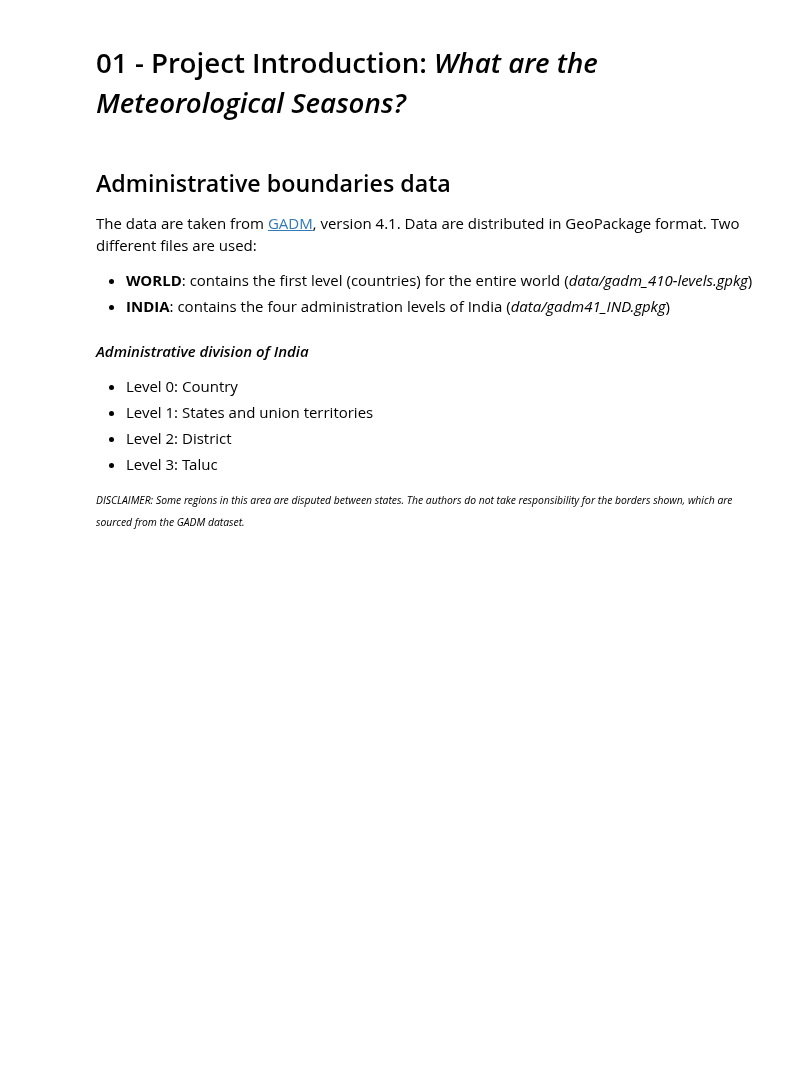
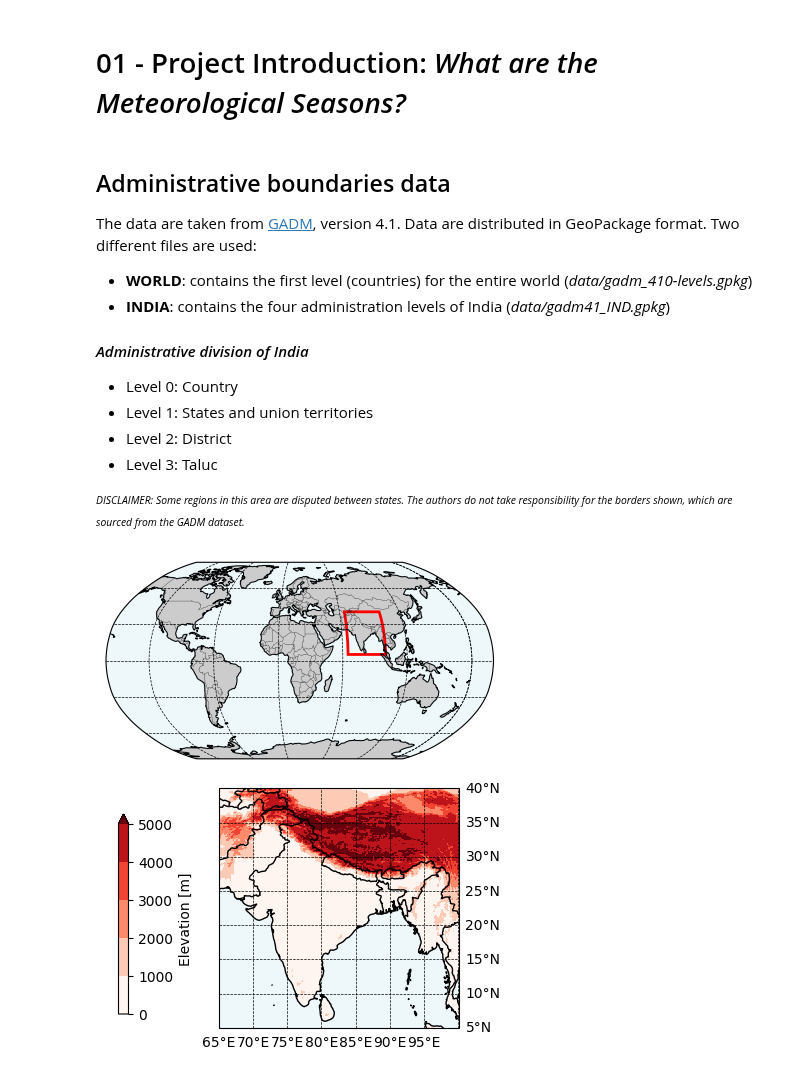
Before and after one commit to JGrassi97/XSeasonsDetect, a Jupyter notebook: notebooks/01_project_introduction.ipynb, the cells around one changed output. Cells and saved outputs as stored; diff of their text form; code cells hidden in the pictures; blank space fills up the shorter version.

```diff
--- a/notebooks/01_project_introduction.ipynb
+++ b/notebooks/01_project_introduction.ipynb
@@ -44 +48,85 @@ country_boundary    = gpd.read_file(country_boundary_file, layer = 'ADM_ADM_0')
 world_boundary      = gpd.read_file(world_boundary_file, layer = 'ADM_0')
+# %%
+orography = xr.open_dataset('../data/raw/ERA5/static/ERA5_LAND_orog.nc')
+
+# Load country boundary data
+mask_boundary = gpd.read_file(world_boundary_file, layer='ADM_1')
+
+orography = orography.rio.set_spatial_dims(x_dim="longitude", y_dim="latitude", inplace=True)
+orography.rio.write_crs("epsg:4326", inplace=True)
+orography = orography.rio.clip(mask_boundary.geometry.apply(mapping), mask_boundary.crs, drop=True)
+
+orography = orography.z.isel(time=0).rename('Elevation [m]') / 9.81
+# %%
+# Creating the figure
+fig = plt.figure(figsize=(5, 5))
+
+# Adding subplot with global map
+ax = fig.add_subplot(1, 1, 1, projection=ccrs.Robinson(central_longitude=20.0))
+ax.set_global()
+ax.coastlines(lw=0.7)
+ax.add_feature(cfeature.BORDERS, linestyle='-', lw=0.2)
+ax.add_feature(cfeature.LAND, color='gray', alpha=0.4)
+ax.add_feature(cfeature.OCEAN, color='lightblue', alpha=0.2)
+
+# Add latitude and longitude grid lines
+gl = ax.gridlines(draw_labels=False, linestyle='--', color='k', lw=0.5)
+
+# Define extent of case study regions
+regions = {
+    "India": [65, 100, 5, 40],
+    "Italy": [6, 19, 35, 49]
+}
+
+# Function for adding sub-map
+def add_inset(extent, loc, orography, levels, ax_to_hide):
+
+    # Cutting orography in the right extent
+    orog = orography.sel(latitude = slice(extent[3], extent[2]), longitude = slice(extent[0], extent[1]))
+
+    # Creating ax for sub map
+    sub_ax = fig.add_axes(loc, projection=ccrs.PlateCarree())
+
+    # Plotting orography in submap
+    orog_plot = orog.plot(ax=sub_ax, add_colorbar=True, levels=levels, cmap='Reds', extend='max')
+    #country_boundary.boundary.plot(ax = sub_ax, color='k', lw=0.5)
+
+    # Manipulating colorbar position
+    cbar_ax = orog_plot.colorbar.ax
+    pos = sub_ax.get_position()
+    cbar_ax.set_position([pos.x0 - 0.20, pos.y0-0.01, 0.02, pos.height])
+
+    # Setting gridlines in sub-map
+    sub_ax.coastlines(lw=1)
+    sub_ax.add_feature(cfeature.BORDERS, linestyle='-', lw=1)
+    sub_ax.add_feature(cfeature.OCEAN, color='lightblue', alpha=0.2)
+
+    sub_ax.set_title('')
+
+    # Add latitude and longitude grid lines
+    gl = sub_ax.gridlines(draw_labels=True, linestyle='--', color='k', lw=0.5)
+
+    if 'top' in ax_to_hide:
+        gl.top_labels = False
+    if 'left' in ax_to_hide:
+        gl.left_labels = False
+    if 'bottom' in ax_to_hide:
+        gl.bottom_labels = False
+    if 'right' in ax_to_hide:
+        gl.right_labels = False
+
+
+    # Aggiungi un box sulla mappa globale per indicare la regione zoomata
+    rect = Rectangle((extent[0], extent[2]), extent[1] - extent[0], extent[3] - extent[2],
+                     linewidth=2, edgecolor='red', facecolor='none', transform=ccrs.PlateCarree())
+    ax.add_patch(rect)
+
+
+# Aggiungi le sotto-mappe per ciascuna regione
+add_inset(regions["India"], [0.35, -0.30, 0.6, 0.6], orography, [0,1000,2000,3000,4000,5000], ['top','left'])
+#add_inset(regions["Italy"], [0.35, 0.70, 0.6, 0.6], orography, [0,500,1000,1500,2000,2500,3000], ['bottom', 'left'])
+
+
+plt.show()
+# %% [output]
+[figure, added]
```
Also changed, not shown: parts of 2 cells of this notebook, 1 other file.
